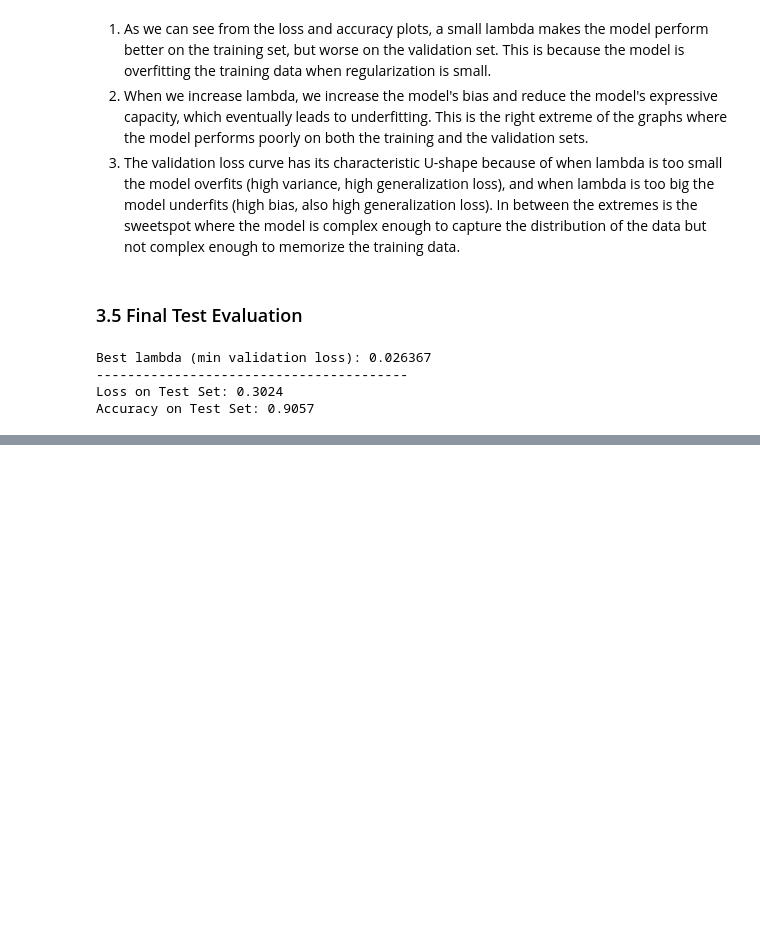
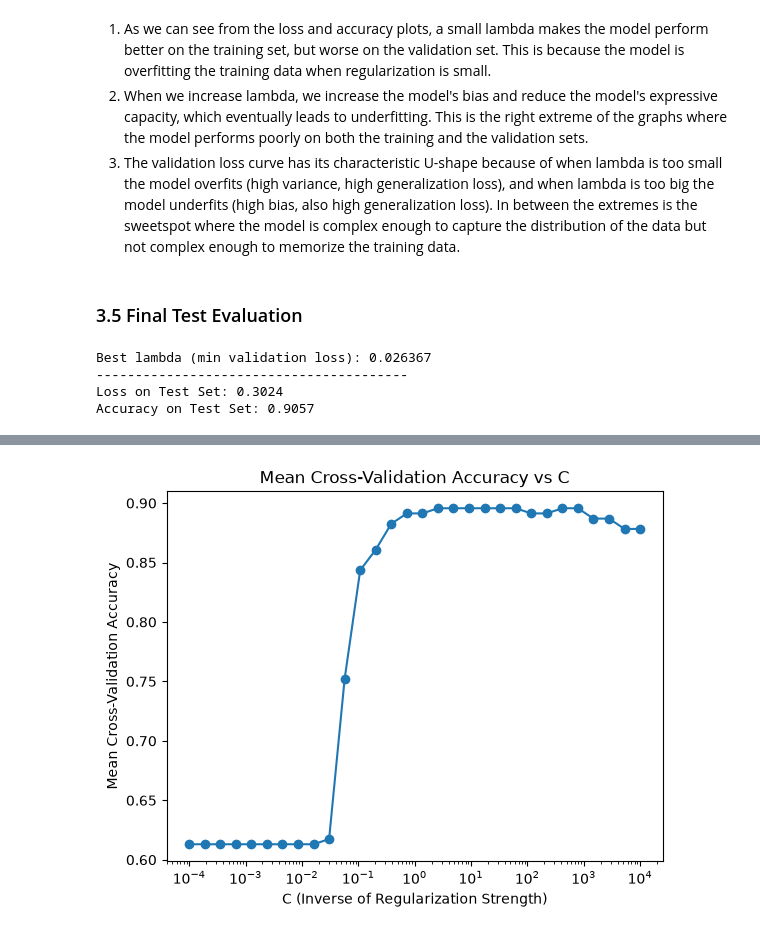
Before and after one commit to mounirammam/COMP551-Group-Project-A2, a Jupyter notebook: MiniProject2.ipynb, the cells around one changed output, grey strips where cells are left out. Drawn from its saved outputs; the diff is of its cells as text; code cells hidden in the pictures; blank space fills up the shorter version.

```diff
--- a/MiniProject2.ipynb
+++ b/MiniProject2.ipynb
@@ -416,0 +457,23 @@ Accuracy on Test Set: 0.9057
+# %%
+logreg_cv = LogisticRegressionCV(
+    Cs=Cs,
+    penalty='l1',
+    solver='saga',
+    cv=5,
+    random_state=RANDOM_SEED,
+    scoring='accuracy',
+)
+
+logreg_cv.fit(X_train_s, y_train)
+
+cv_scores = logreg_cv.scores_[1]
+mean_accuracy = cv_scores.mean(axis=0)
+
+plt.plot(Cs, mean_accuracy, marker='o')
+plt.xscale('log')
+plt.xlabel('C (Inverse of Regularization Strength)')
+plt.ylabel('Mean Cross-Validation Accuracy')
+plt.title('Mean Cross-Validation Accuracy vs C')
+plt.show()
+# %% [output]
+[figure, added]
```
Also changed, not shown: parts of 5 cells of this notebook.
